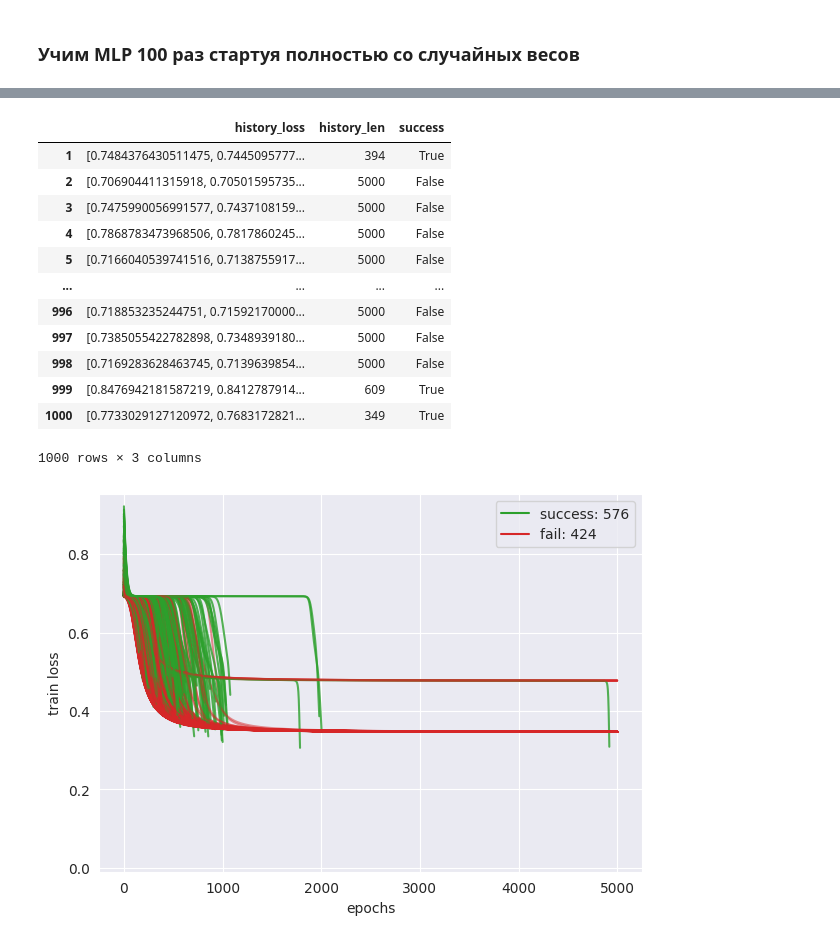
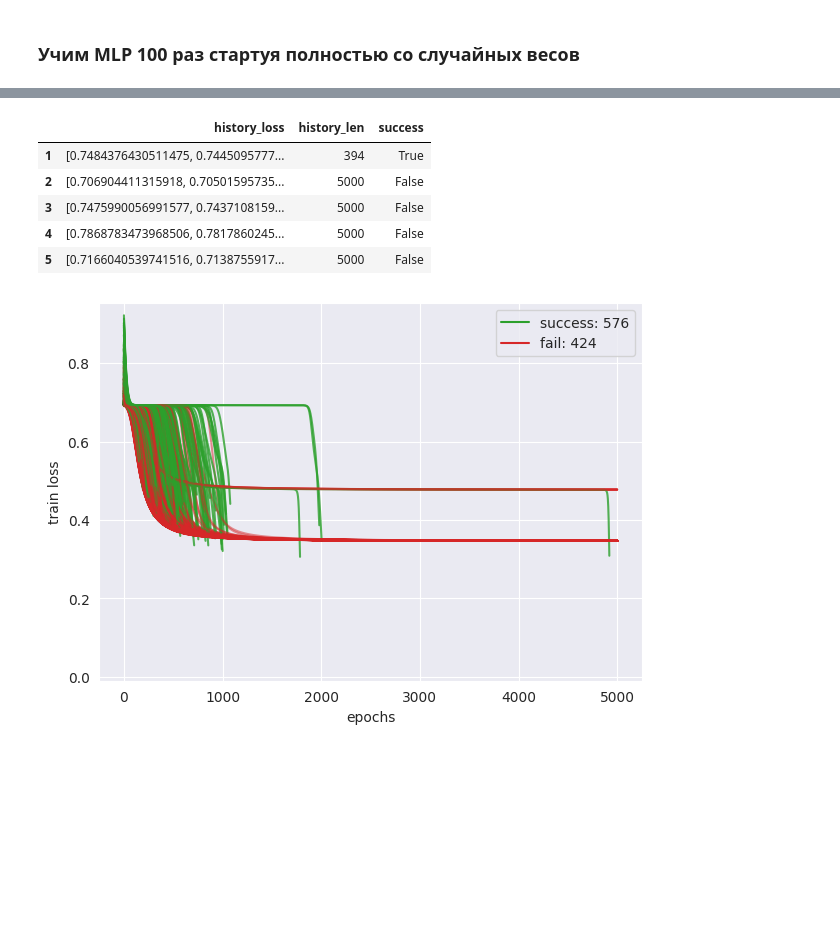
Before and after one commit to skolpin/neuro-boolean-research, a Jupyter notebook: incremental_synthesis.ipynb, the cells around one changed output, grey strips where cells are left out. Cells and saved outputs as stored; diff of their text form; code cells hidden in the pictures; blank space fills up the shorter version.

```diff
--- a/incremental_synthesis.ipynb
+++ b/incremental_synthesis.ipynb
@@ -470,21 +463,14 @@ Wall time: 29min 14s
 # %%
 run_mlp = pd.DataFrame(history_dict).T.astype(dict(zip(history_dict[1].keys(), ['object', 'int', 'bool'])))
 counter = run_mlp['success'].value_counts().to_dict()
-run_mlp
+run_mlp.head()
 # %% [output]
 |  | history_loss | history_len | success |
 | 1 | [0.7484376430511475, 0.7445095777... | 394 | True |
 | 2 | [0.706904411315918, 0.70501595735... | 5000 | False |
 | 3 | [0.7475990056991577, 0.7437108159... | 5000 | False |
 | 4 | [0.7868783473968506, 0.7817860245... | 5000 | False |
 | 5 | [0.7166040539741516, 0.7138755917... | 5000 | False |
-| ... | ... | ... | ... |
-| 996 | [0.718853235244751, 0.71592170000... | 5000 | False |
-| 997 | [0.7385055422782898, 0.7348939180... | 5000 | False |
-| 998 | [0.7169283628463745, 0.7139639854... | 5000 | False |
-| 999 | [0.8476942181587219, 0.8412787914... | 609 | True |
-| 1000 | [0.7733029127120972, 0.7683172821... | 349 | True |
-1000 rows × 3 columns
 # %%
 from matplotlib.patches import Patch
 from matplotlib.lines import Line2D
```
Also changed, not shown: parts of 9 cells of this notebook, 6 other files.
